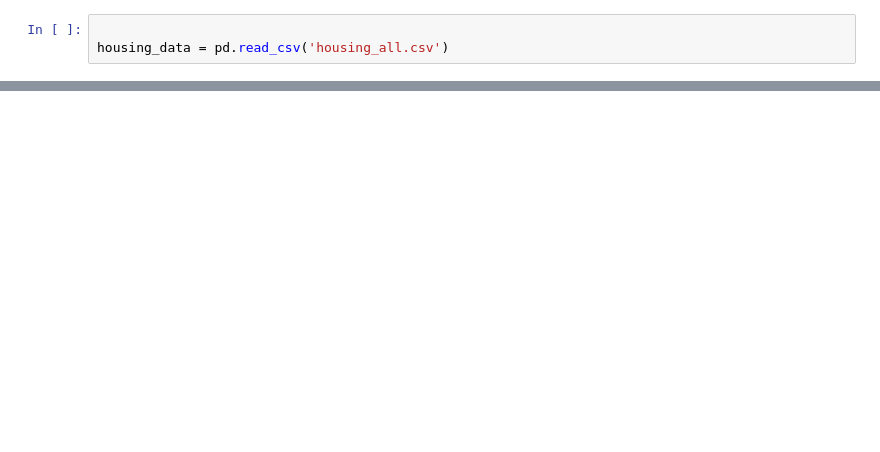
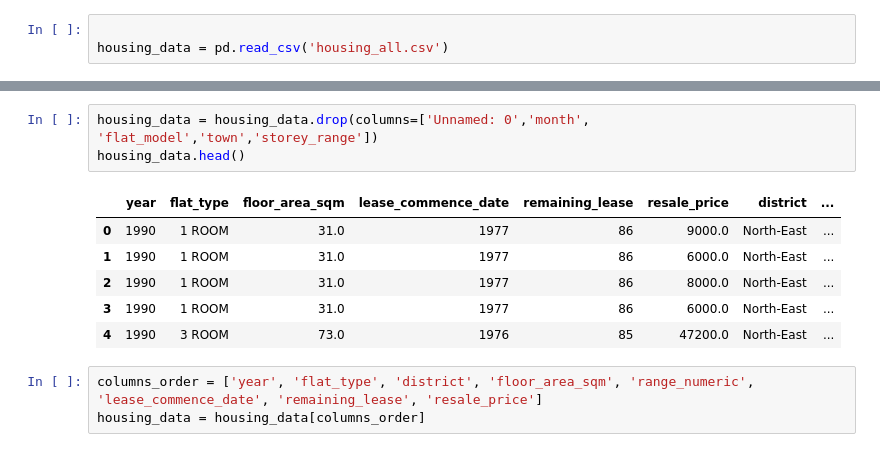
Before and after one commit to bossman2406/Housing-Prices-AI, a Jupyter notebook: data_visualisation.ipynb, the cells around one changed output, grey strips where cells are left out. Cells and saved outputs as stored; diff of their text form; blank space fills up the shorter version.

```diff
--- a/data_visualisation.ipynb
+++ b/data_visualisation.ipynb
@@ -606,0 +651,13 @@ housing_data = pd.read_csv('housing_all.csv')
+# %%
+housing_data = housing_data.drop(columns=['Unnamed: 0','month', 'flat_model','town','storey_range'])
+housing_data.head()
+# %% [output]
+|  | year | flat_type | floor_area_sqm | lease_commence_date | remaining_lease | resale_price | district | ... |
+| 0 | 1990 | 1 ROOM | 31.0 | 1977 | 86 | 9000.0 | North-East | ... |
+| 1 | 1990 | 1 ROOM | 31.0 | 1977 | 86 | 6000.0 | North-East | ... |
+| 2 | 1990 | 1 ROOM | 31.0 | 1977 | 86 | 8000.0 | North-East | ... |
+| 3 | 1990 | 1 ROOM | 31.0 | 1977 | 86 | 6000.0 | North-East | ... |
+| 4 | 1990 | 3 ROOM | 73.0 | 1976 | 85 | 47200.0 | North-East | ... |
+# %%
+columns_order = ['year', 'flat_type', 'district', 'floor_area_sqm', 'range_numeric', 'lease_commence_date', 'remaining_lease', 'resale_price']
+housing_data = housing_data[columns_order]
```
Also changed, not shown: parts of 10 cells of this notebook, 3 other files.
